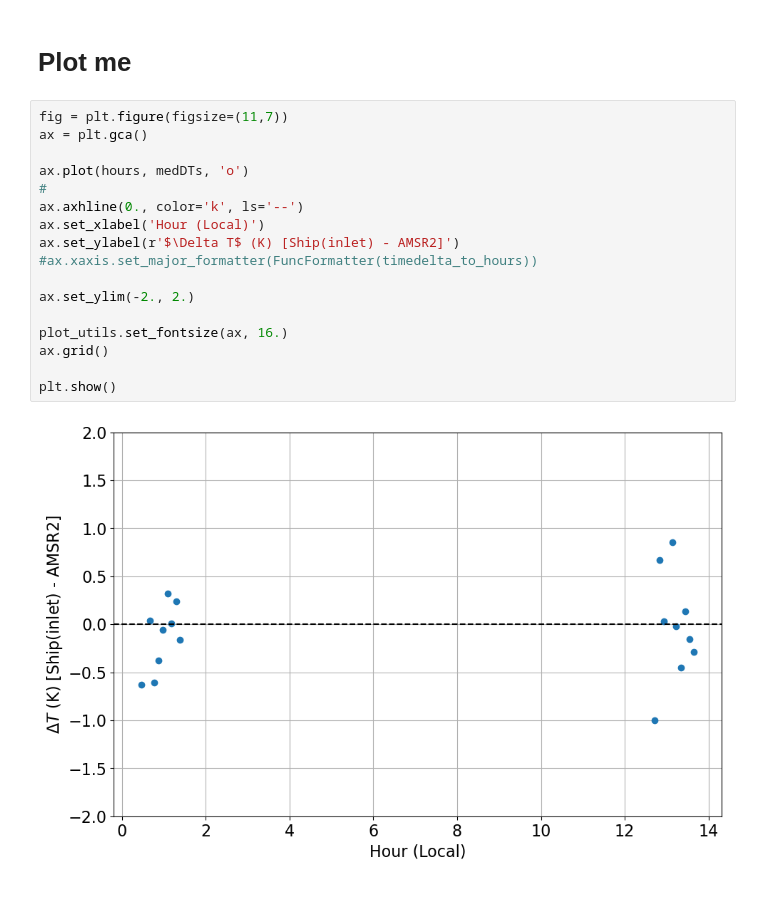
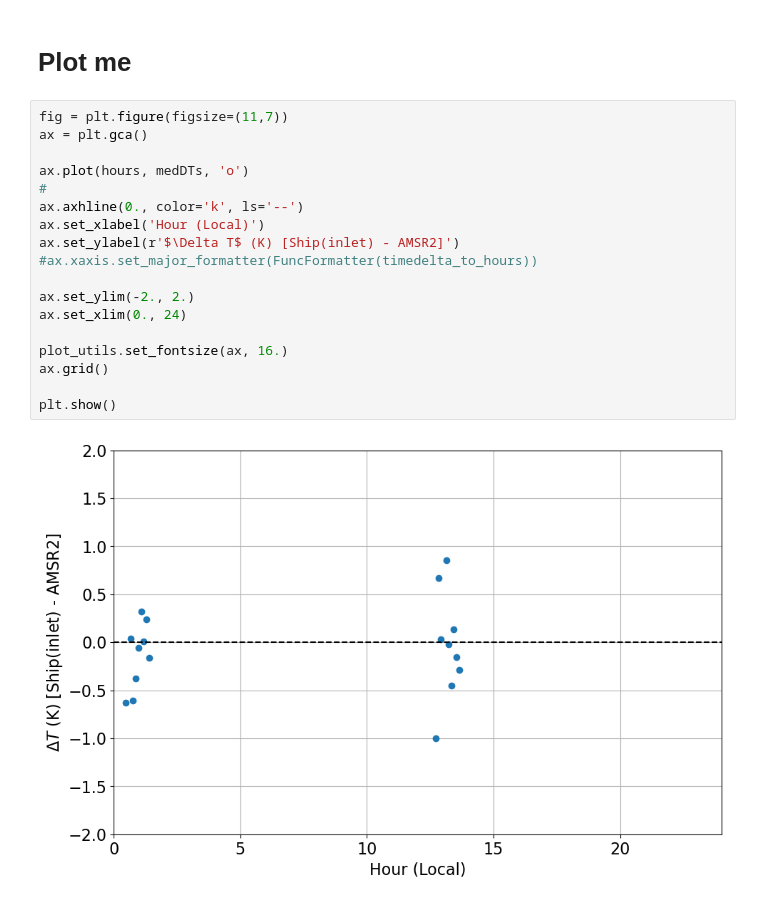
Before and after one commit to Sea-Meets-the-Stars/cugn, a Jupyter notebook: papers/ARCTERX/Analysis/Compare_allSST_AMSR2.ipynb, the cells around one changed output. Cells and saved outputs as stored; diff of their text form.

```diff
--- a/papers/ARCTERX/Analysis/Compare_allSST_AMSR2.ipynb
+++ b/papers/ARCTERX/Analysis/Compare_allSST_AMSR2.ipynb
@@ -41,19 +41,20 @@ for key in jdict.keys():
 # %%
 fig = plt.figure(figsize=(11,7))
 ax = plt.gca()
 
 ax.plot(hours, medDTs, 'o')
 #
 ax.axhline(0., color='k', ls='--')
 ax.set_xlabel('Hour (Local)')
 ax.set_ylabel(r'$\Delta T$ (K) [Ship(inlet) - AMSR2]')
 #ax.xaxis.set_major_formatter(FuncFormatter(timedelta_to_hours))
 
 ax.set_ylim(-2., 2.)
+ax.set_xlim(0., 24)
 
 plot_utils.set_fontsize(ax, 16.)
 ax.grid()
 
 plt.show()
 # %% [output]
-[figure, old version]
+[figure, new version]
```
